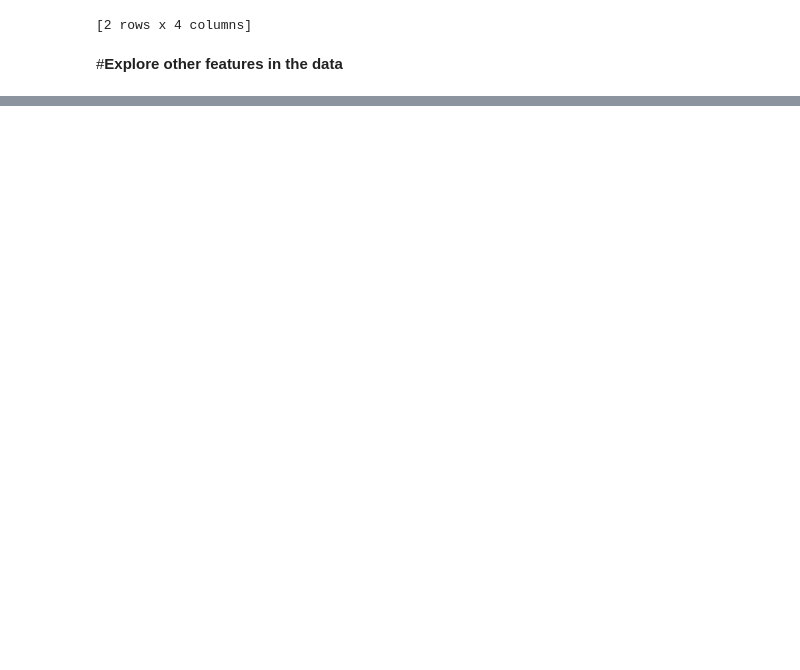
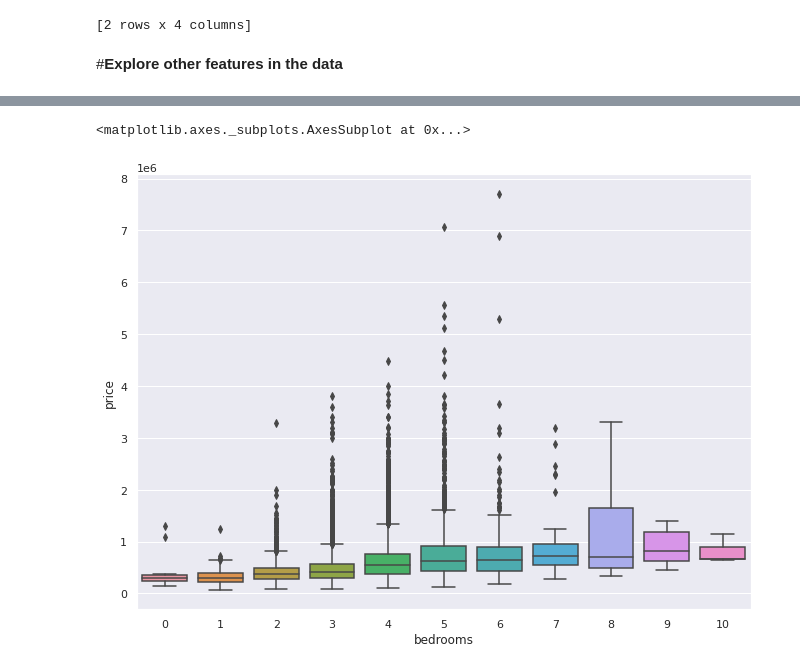
Before and after one commit to zekiyeerdemryerson/house_price_prediction, a Jupyter notebook: house_price_prediction.ipynb, the cells around one changed output, grey strips where cells are left out. Saved outputs shown, nothing was run; the diff lists cells and outputs as text; code cells hidden in the pictures; blank space fills up the shorter version.

```diff
--- a/house_price_prediction.ipynb
+++ b/house_price_prediction.ipynb
@@ -177,0 +149,23 @@ sqft_model.coefficients
+# %%
+#turicreate.visualization.box_plot(sales.column_name
+import numpy as np
+import pandas as pd
+import seaborn as sns
+import matplotlib.pyplot as plt
+sdf=pd.read_csv("home_data.csv")
+#plt.boxplot(sales["bedrooms"])
+#x=sales["zipcode"]
+#y=sales["bedrooms"]
+#sales[int]
+#z=list(y)
+sdf = sdf[sdf["bedrooms"] < 11]
+sns.set(rc={'figure.figsize':(11,8)})
+sns.boxplot(x="bedrooms", y="price", data=sdf)
+#y=sales["price"]
+
+#sdf.boxplot(column="zipcode",by=["price"],grid=False)
+#print(type(y))
+#turicreate.visualization.box_plot(list(sales["bedrooms"]),list(sales["price"]))
+# %% [output]
+<matplotlib.axes._subplots.AxesSubplot at 0x...>
+[figure, added]
```
Also changed, not shown: parts of 11 cells of this notebook.
